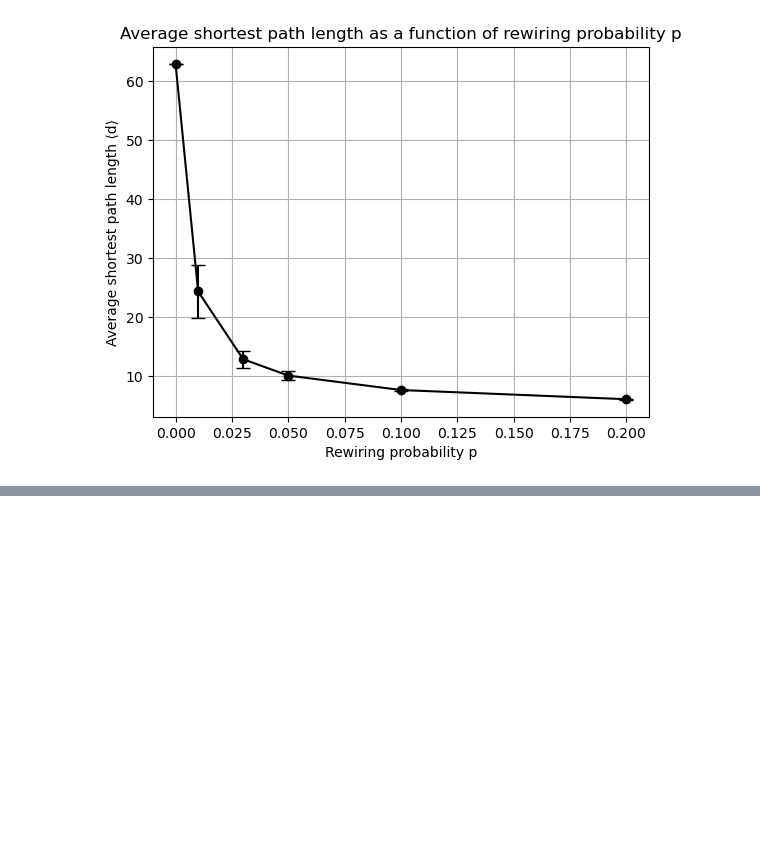
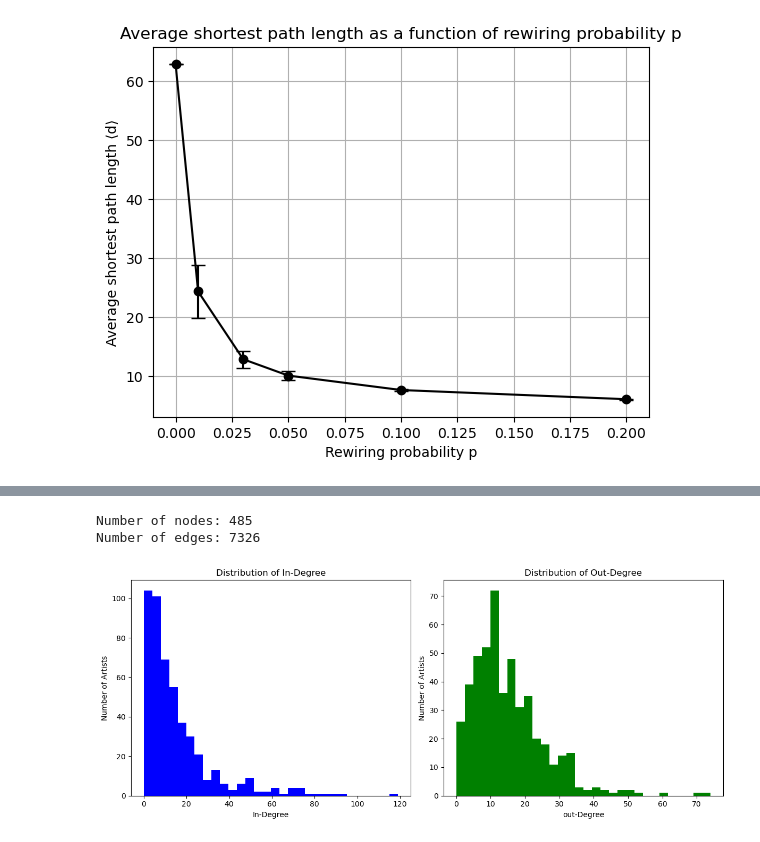
Before and after one commit to Emmsiiii/Assignment-1---02805-Social-Graphs-and-Interactions, a Jupyter notebook: Assignment 1-Social Graphs and Interactions-3.ipynb, the cells around one changed output, grey strips where cells are left out. Saved outputs shown, nothing was run; the diff lists cells and outputs as text; code cells hidden in the pictures; blank space fills up the shorter version.

Commit message:
Assigment 1.2 missing proper arguments on scalefree and random networks comparison. Graph also added

```diff
--- a/Assignment 1-Social Graphs and Interactions-3.ipynb
+++ b/Assignment 1-Social Graphs and Interactions-3.ipynb
@@ -172,0 +188,41 @@ This illustrates the small-world effect; only a small amount of randomness is re
+# %%
+# Loading the graph
+import urllib.request
+import networkx as nx
+url = "https://raw.githubusercontent.com/Jerry-oops/Social-Graphs-and-Interactions---Assignment-1/main/rock_artists_network.gexf"
+urllib.request.urlretrieve(url, "rock_artists_network.gexf")
+G = nx.read_gexf("rock_artists_network.gexf")
+# %%
+# Exercise: Simple networks and statistics
+# What is the number of nodes in the network ?
+print(f'Number of nodes: {len(G.nodes)}')
+# What is the number of links ?
+print(f'Number of edges: {len(G.edges)}')
+# %% [output]
+Number of nodes: 485
+Number of edges: 7326
+# %%
+# Plotting the in degree distribution and out degree distribution side by side
+import matplotlib.pyplot as plt
+in_degrees  = [G.in_degree(n) for n in G.nodes()]
+out_degrees = [G.out_degree(n) for n in G.nodes()]
+
+plt.figure(figsize=(12, 5))
+
+# Plot in-degree distribution
+plt.subplot(1, 2, 1)
+plt.hist(in_degrees, bins=30, color='blue')
+plt.xlabel('In-Degree')
+plt.ylabel('Number of Artists')
+plt.title('Distribution of In-Degree')
+
+# Plot out-degree distribution
+plt.subplot(1, 2, 2)
+plt.hist(out_degrees, bins=30, color='green')
+plt.xlabel('out-Degree')
+plt.ylabel('Number of Artists')
+plt.title('Distribution of Out-Degree')
+plt.tight_layout()
+plt.show()
+# %% [output]
+[figure, added]
```
Also changed, not shown: parts of 13 cells of this notebook, 1 other file.
